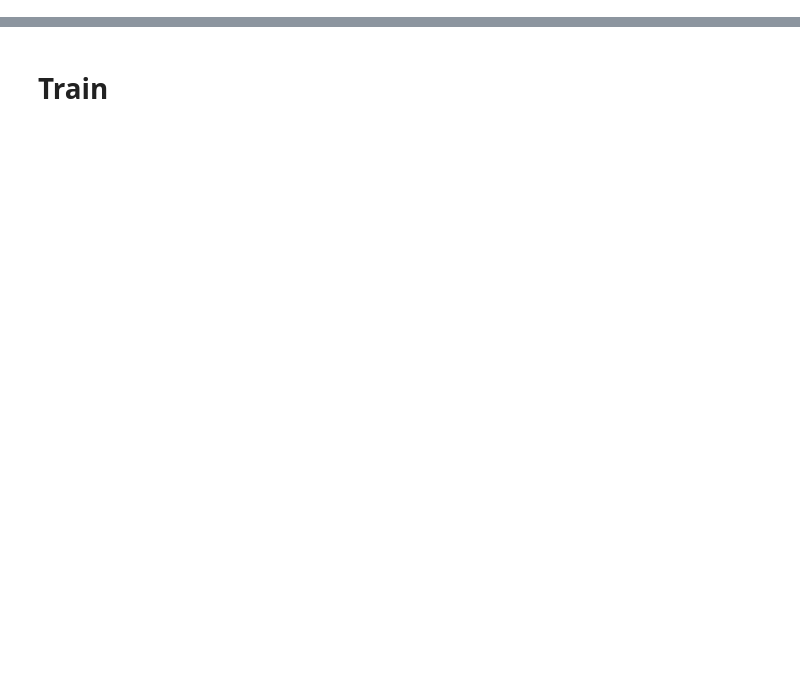
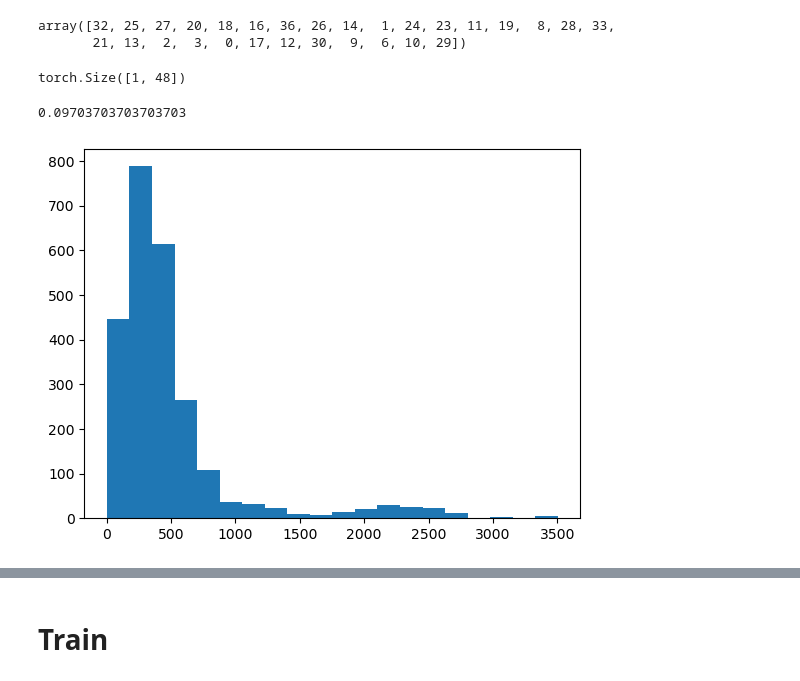
Before and after one commit to brunompacheco/early-fixing-oil-production, a Jupyter notebook: notebooks/0.1-bmp-surrogate-model.ipynb, the cells around one changed output, grey strips where cells are left out. Saved outputs shown, nothing was run; the diff lists cells and outputs as text; code cells hidden in the pictures; blank space fills up the shorter version.

```diff
--- a/notebooks/0.1-bmp-surrogate-model.ipynb
+++ b/notebooks/0.1-bmp-surrogate-model.ipynb
@@ -62,0 +122,38 @@ tensor([[4342115.8560]], dtype=torch.float64, grad_fn=<AddmmBackward0>)
+# %%
+ws = list(ef_objs.keys())
+# %% [output]
+array([32, 25, 27, 20, 18, 16, 36, 26, 14,  1, 24, 23, 11, 19,  8, 28, 33,
+       21, 13,  2,  3,  0, 17, 12, 30,  9,  6, 10, 29])
+# %%
+ds = WellObjDataset(ef_objs)
+(q_liq_fun, bsw, gor, c_mbd, gl_mbd), y = ds[-1]
+
+q_liq_fun_flat = q_liq_fun.flatten()
+
+q_liq_fun_flat = torch.from_numpy(q_liq_fun_flat).unsqueeze(0)
+bsw = torch.Tensor([bsw,]).unsqueeze(0)
+gor = torch.Tensor([gor,]).unsqueeze(0)
+z_c = torch.from_numpy(c_mbd).unsqueeze(0)
+z_gl = torch.from_numpy(gl_mbd).unsqueeze(0)
+
+x = torch.hstack([q_liq_fun_flat, bsw, gor, z_c, z_gl])
+x.shape
+# %% [output]
+torch.Size([1, 48])
+# %%
+n = 0
+ys = list()
+for _, y in ds:
+    if y < 0:
+        n += 1
+    else:
+        ys.append(y)
+
+n / len(ds)
+# %% [output]
+0.09703703703703703
+# %%
+plt.hist(ys, bins=20)
+plt.show()
+# %% [output]
+[figure, added]
```
Also changed, not shown: parts of 17 cells of this notebook, 10 other files.
